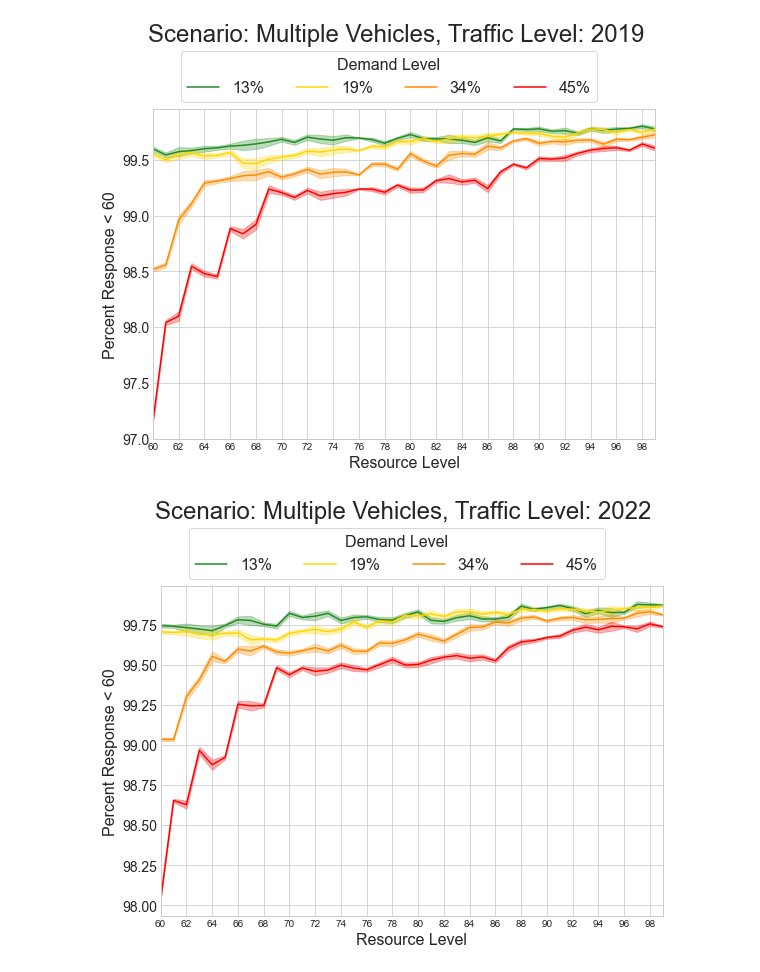
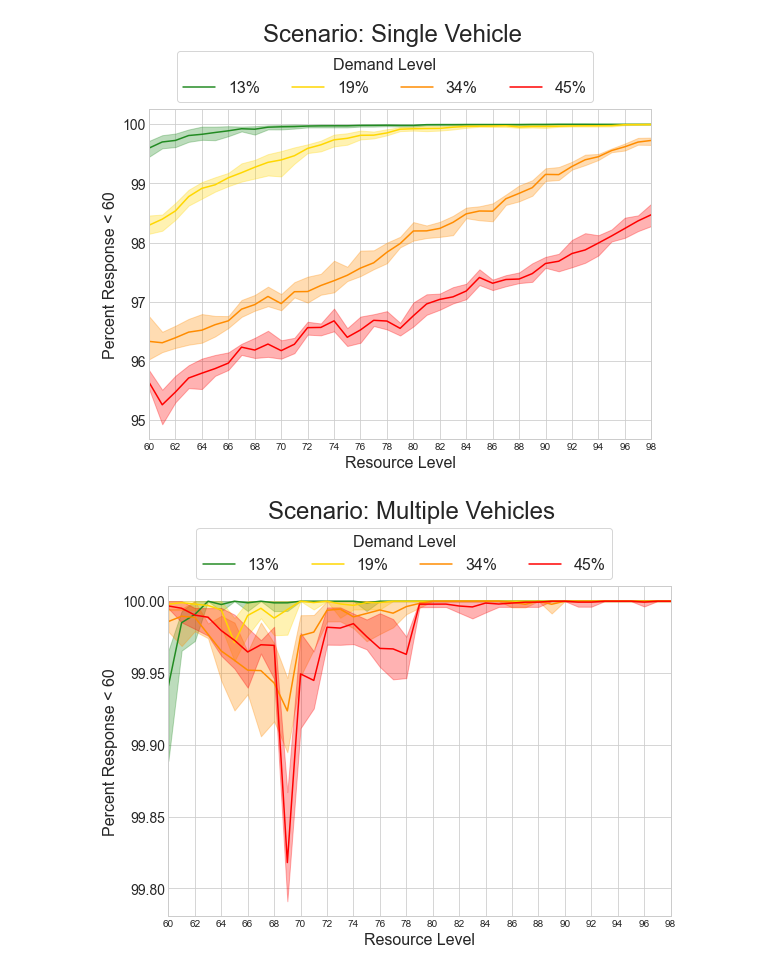
Before and after one commit to MarkTuson/ambulance_simulation, a Jupyter notebook: src/code/plotting.ipynb, the cells around one changed output. Cells and saved outputs as stored; diff of their text form; code cells hidden in the pictures.

```diff
--- a/src/code/plotting.ipynb
+++ b/src/code/plotting.ipynb
@@ -228,6 +221,5 @@ for scenario in ['A1A2', 'A1']:
 # %%
 measure = 'RRV Utilisation'
-for scenario in ['A1A2', 'A1']:
-    for year in [2019, 2022]:
-        fig = plot_individual(measure, scenario, year, 0.9);
+for scenario in ['noRRV', 'withRRV']:
+    fig = plot_individual(measure, scenario);
 # %% [output]
@@ -238,6 +228,5 @@ for scenario in ['A1A2', 'A1']:
 # %%
 measure = 'Mean Response Time'
-for scenario in ['A1A2', 'A1']:
-    for year in [2019, 2022]:
-        fig = plot_individual(measure, scenario, year, 0.9);
+for scenario in ['noRRV', 'withRRV']:
+    fig = plot_individual(measure, scenario);
 # %% [output]
@@ -248,6 +235,5 @@ for scenario in ['A1A2', 'A1']:
 # %%
 measure = 'Percent Response < 8'
-for scenario in ['A1A2', 'A1']:
-    for year in [2019, 2022]:
-        fig = plot_individual(measure, scenario, year, 0.9);
+for scenario in ['noRRV', 'withRRV']:
+    fig = plot_individual(measure, scenario);
 # %% [output]
@@ -258,6 +242,5 @@ for scenario in ['A1A2', 'A1']:
 # %%
 measure = 'Percent Response < 15'
-for scenario in ['A1A2', 'A1']:
-    for year in [2019, 2022]:
-        fig = plot_individual(measure, scenario, year, 0.9);
+for scenario in ['noRRV', 'withRRV']:
+    fig = plot_individual(measure, scenario);
 # %% [output]
@@ -268,8 +249,7 @@ for scenario in ['A1A2', 'A1']:
 # %%
 measure = 'Percent Response < 60'
-for scenario in ['A1A2', 'A1']:
-    for year in [2019, 2022]:
-        fig = plot_individual(measure, scenario, year, 0.9);
+for scenario in ['noRRV', 'withRRV']:
+    fig = plot_individual(measure, scenario);
 # %% [output]
-[figure, old version]
+[figure, new version]
-[figure, old version]
+[figure, new version]
```
Also changed, not shown: parts of 22 cells of this notebook, 2 other files.
